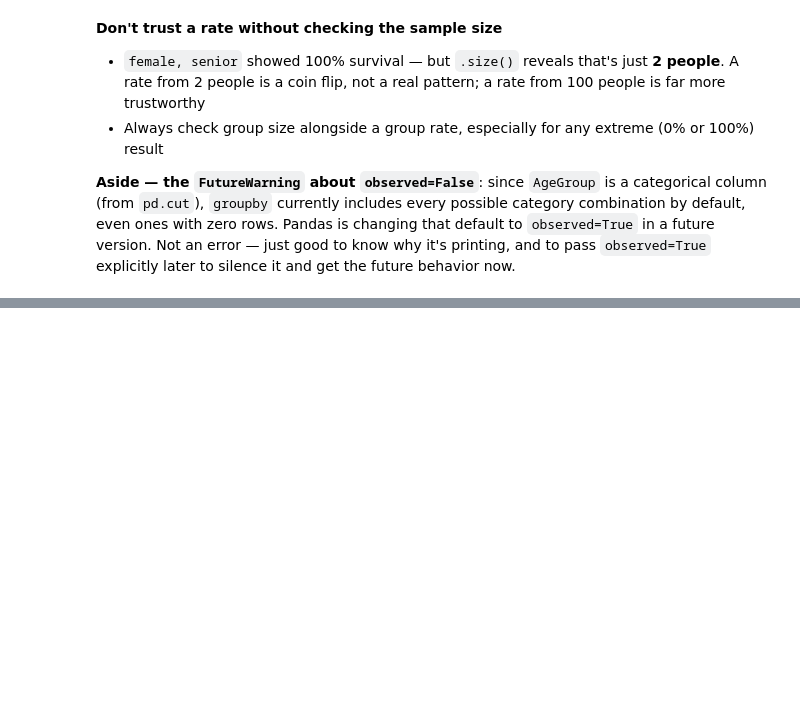
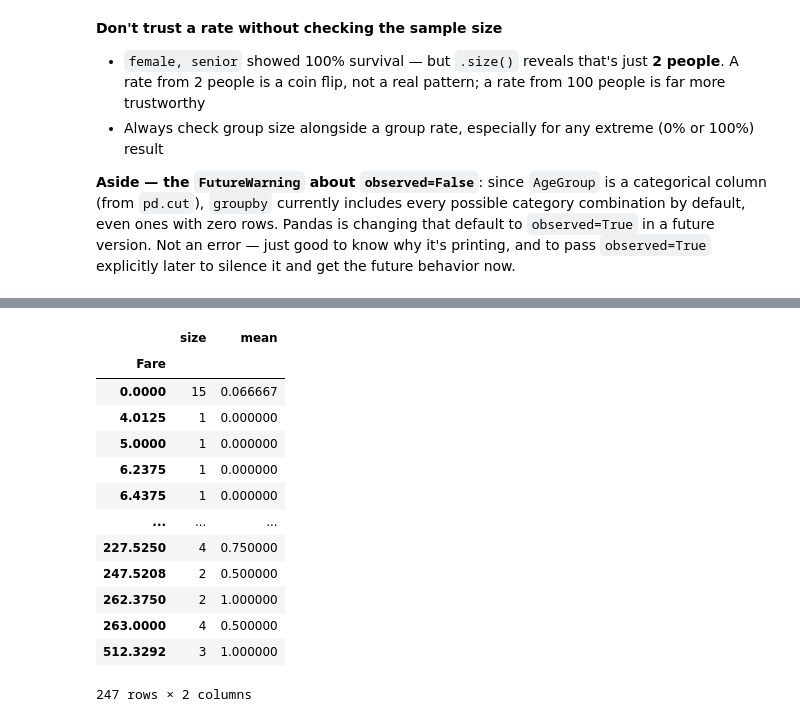
Before and after one commit to ryuismyu/Data-Journey, a Jupyter notebook: pandas_numpy_and_comprehensions.ipynb, the cells around one changed output, grey strips where cells are left out. Cells and saved outputs as stored; diff of their text form; code cells hidden in the pictures; blank space fills up the shorter version.

```diff
--- a/pandas_numpy_and_comprehensions.ipynb
+++ b/pandas_numpy_and_comprehensions.ipynb
@@ -557,0 +594,19 @@ to silence it and get the future behavior now.
+# %%
+df_train.groupby('Fare')['Survived'].agg(['size','mean'])
+# Need to create buckets for fare as it is a continous variable,
+# use. pd.cut()
+# %% [output]
+|  | size | mean |
+| Fare |  |  |
+| 0.0000 | 15 | 0.066667 |
+| 4.0125 | 1 | 0.000000 |
+| 5.0000 | 1 | 0.000000 |
+| 6.2375 | 1 | 0.000000 |
+| 6.4375 | 1 | 0.000000 |
+| ... | ... | ... |
+| 227.5250 | 4 | 0.750000 |
+| 247.5208 | 2 | 0.500000 |
+| 262.3750 | 2 | 1.000000 |
+| 263.0000 | 4 | 0.500000 |
+| 512.3292 | 3 | 1.000000 |
+247 rows × 2 columns
```
Also changed, not shown: parts of 16 cells of this notebook, 1 other file.
